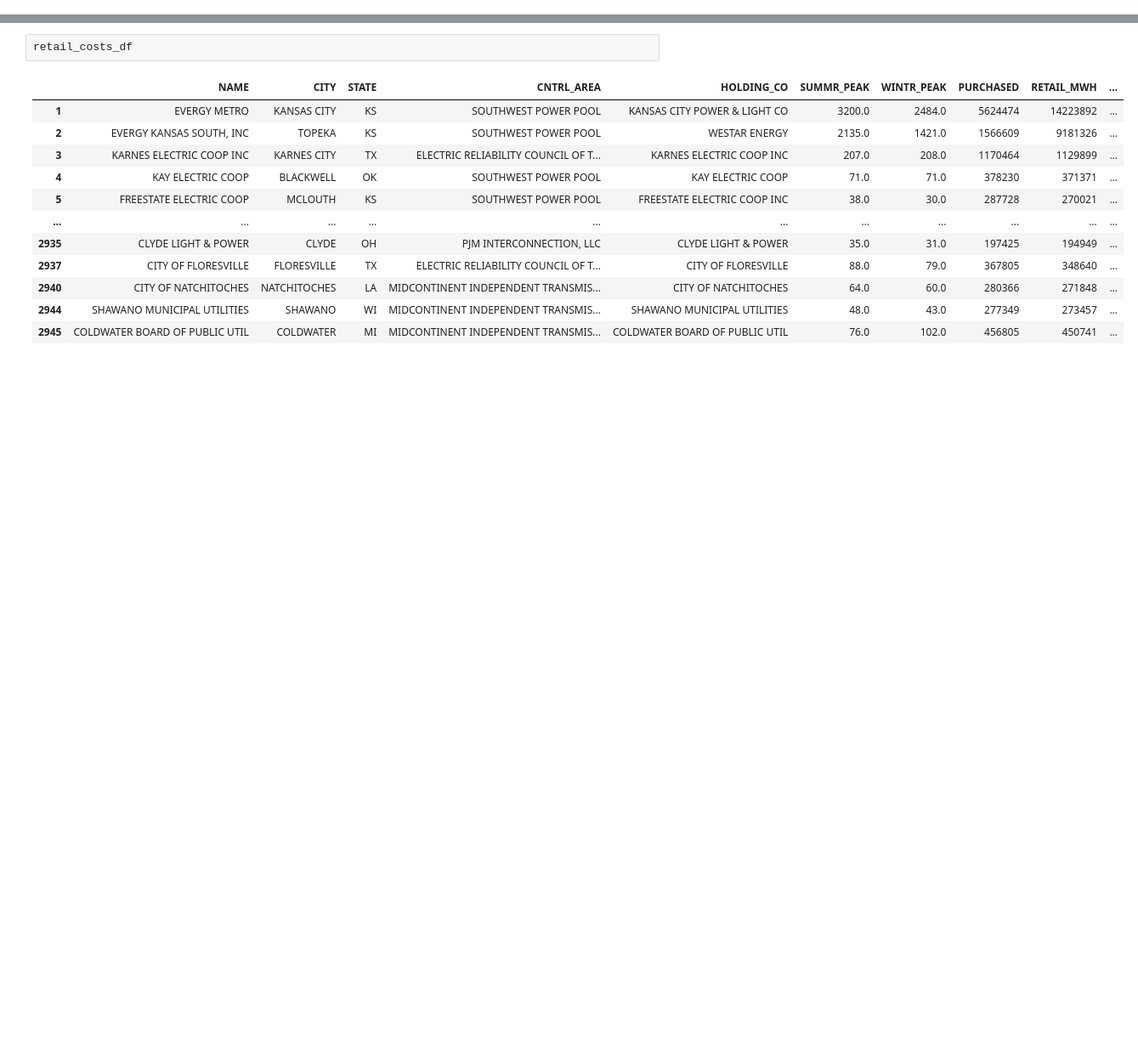
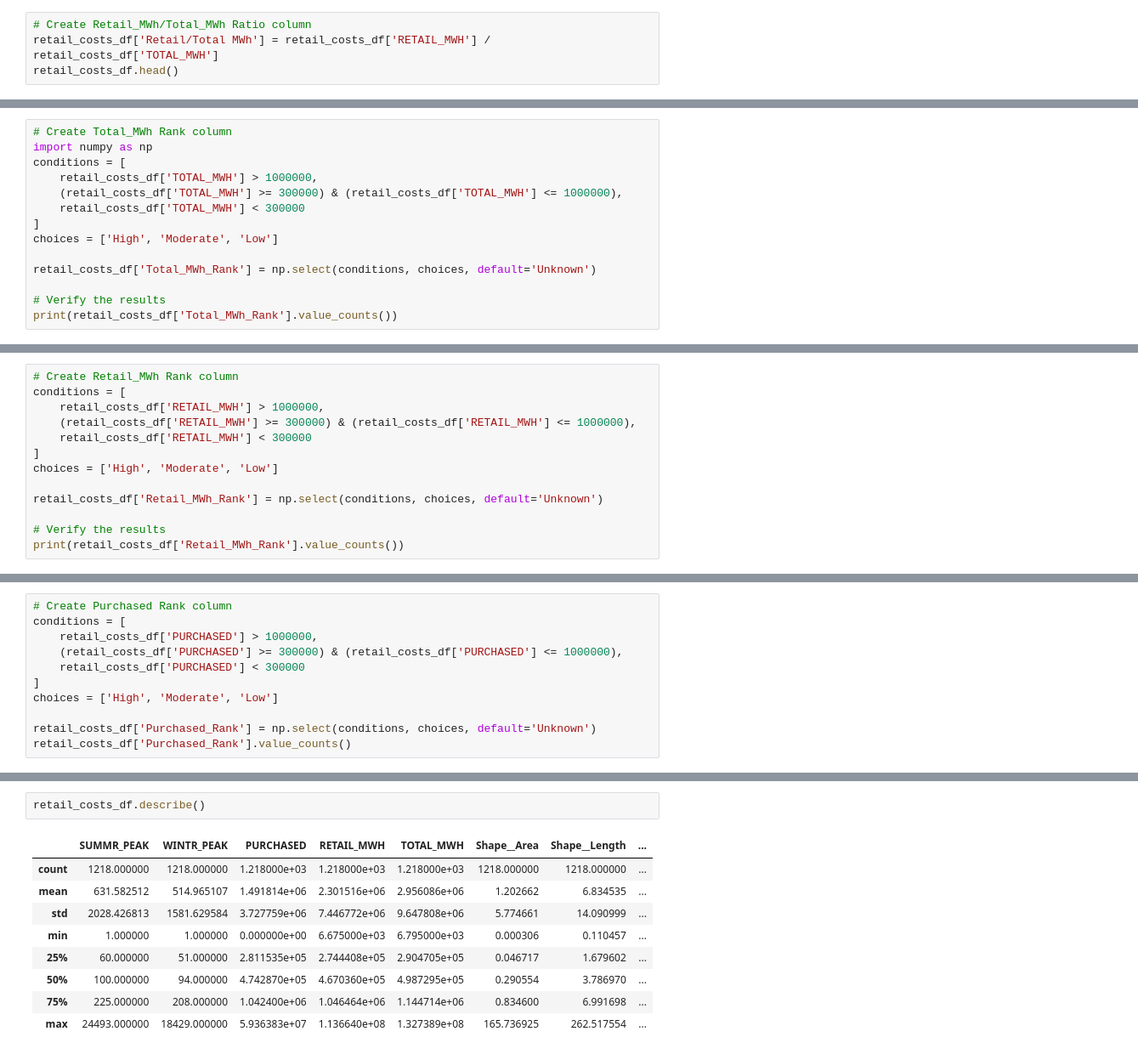
Before and after one commit to sabrinasayed99/Data_Center_Sites, a Jupyter notebook: Cleaning_2.ipynb, the cells around one changed output, grey strips where cells are left out. Shown at 85% size. Saved outputs shown, nothing was run; the diff lists cells and outputs as text; blank space fills up the shorter version.

```diff
--- a/Cleaning_2.ipynb
+++ b/Cleaning_2.ipynb
@@ -412,0 +523,4 @@ memory usage: 125.8+ KB
+# %%
+# Create Retail_MWh/Total_MWh Ratio column
+retail_costs_df['Retail/Total MWh'] = retail_costs_df['RETAIL_MWH'] / retail_costs_df['TOTAL_MWH']
+retail_costs_df.head()
@@ -412,0 +534,14 @@ memory usage: 125.8+ KB
+# %%
+# Create Total_MWh Rank column
+import numpy as np
+conditions = [
+    retail_costs_df['TOTAL_MWH'] > 1000000,
+    (retail_costs_df['TOTAL_MWH'] >= 300000) & (retail_costs_df['TOTAL_MWH'] <= 1000000),
+    retail_costs_df['TOTAL_MWH'] < 300000
+]
+choices = ['High', 'Moderate', 'Low']
+
+retail_costs_df['Total_MWh_Rank'] = np.select(conditions, choices, default='Unknown')
+
+# Verify the results
+print(retail_costs_df['Total_MWh_Rank'].value_counts())
@@ -412,0 +554,13 @@ memory usage: 125.8+ KB
+# %%
+# Create Retail_MWh Rank column
+conditions = [
+    retail_costs_df['RETAIL_MWH'] > 1000000,
+    (retail_costs_df['RETAIL_MWH'] >= 300000) & (retail_costs_df['RETAIL_MWH'] <= 1000000),
+    retail_costs_df['RETAIL_MWH'] < 300000
+]
+choices = ['High', 'Moderate', 'Low']
+
+retail_costs_df['Retail_MWh_Rank'] = np.select(conditions, choices, default='Unknown')
+
+# Verify the results
+print(retail_costs_df['Retail_MWh_Rank'].value_counts())
@@ -412,0 +573,11 @@ memory usage: 125.8+ KB
+# %%
+# Create Purchased Rank column
+conditions = [
+    retail_costs_df['PURCHASED'] > 1000000,
+    (retail_costs_df['PURCHASED'] >= 300000) & (retail_costs_df['PURCHASED'] <= 1000000),
+    retail_costs_df['PURCHASED'] < 300000
+]
+choices = ['High', 'Moderate', 'Low']
+
+retail_costs_df['Purchased_Rank'] = np.select(conditions, choices, default='Unknown')
+retail_costs_df['Purchased_Rank'].value_counts()
@@ -413,15 +604,12 @@ memory usage: 125.8+ KB
 # %%
-retail_costs_df
+retail_costs_df.describe()
 # %% [output]
-|  | NAME | CITY | STATE | CNTRL_AREA | HOLDING_CO | SUMMR_PEAK | WINTR_PEAK | PURCHASED | RETAIL_MWH | ... |
-| 1 | EVERGY METRO | KANSAS CITY | KS | SOUTHWEST POWER POOL | KANSAS CITY POWER & LIGHT CO | 3200.0 | 2484.0 | 5624474 | 14223892 | ... |
-| 2 | EVERGY KANSAS SOUTH, INC | TOPEKA | KS | SOUTHWEST POWER POOL | WESTAR ENERGY | 2135.0 | 1421.0 | 1566609 | 9181326 | ... |
-| 3 | KARNES ELECTRIC COOP INC | KARNES CITY | TX | ELECTRIC RELIABILITY COUNCIL OF T... | KARNES ELECTRIC COOP INC | 207.0 | 208.0 | 1170464 | 1129899 | ... |
-| 4 | KAY ELECTRIC COOP | BLACKWELL | OK | SOUTHWEST POWER POOL | KAY ELECTRIC COOP | 71.0 | 71.0 | 378230 | 371371 | ... |
-| 5 | FREESTATE ELECTRIC COOP | MCLOUTH | KS | SOUTHWEST POWER POOL | FREESTATE ELECTRIC COOP INC | 38.0 | 30.0 | 287728 | 270021 | ... |
-| ... | ... | ... | ... | ... | ... | ... | ... | ... | ... | ... |
-| 2935 | CLYDE LIGHT & POWER | CLYDE | OH | PJM INTERCONNECTION, LLC | CLYDE LIGHT & POWER | 35.0 | 31.0 | 197425 | 194949 | ... |
-| 2937 | CITY OF FLORESVILLE | FLORESVILLE | TX | ELECTRIC RELIABILITY COUNCIL OF T... | CITY OF FLORESVILLE | 88.0 | 79.0 | 367805 | 348640 | ... |
-| 2940 | CITY OF NATCHITOCHES | NATCHITOCHES | LA | MIDCONTINENT INDEPENDENT TRANSMIS... | CITY OF NATCHITOCHES | 64.0 | 60.0 | 280366 | 271848 | ... |
-| 2944 | SHAWANO MUNICIPAL UTILITIES | SHAWANO | WI | MIDCONTINENT INDEPENDENT TRANSMIS... | SHAWANO MUNICIPAL UTILITIES | 48.0 | 43.0 | 277349 | 273457 | ... |
-| 2945 | COLDWATER BOARD OF PUBLIC UTIL | COLDWATER | MI | MIDCONTINENT INDEPENDENT TRANSMIS... | COLDWATER BOARD OF PUBLIC UTIL | 76.0 | 102.0 | 456805 | 450741 | ... |
+|  | SUMMR_PEAK | WINTR_PEAK | PURCHASED | RETAIL_MWH | TOTAL_MWH | Shape__Area | Shape__Length | ... |
+| count | 1218.000000 | 1218.000000 | 1.218000e+03 | 1.218000e+03 | 1.218000e+03 | 1218.000000 | 1218.000000 | ... |
+| mean | 631.582512 | 514.965107 | 1.491814e+06 | 2.301516e+06 | 2.956086e+06 | 1.202662 | 6.834535 | ... |
+| std | 2028.426813 | 1581.629584 | 3.727759e+06 | 7.446772e+06 | 9.647808e+06 | 5.774661 | 14.090999 | ... |
+| min | 1.000000 | 1.000000 | 0.000000e+00 | 6.675000e+03 | 6.795000e+03 | 0.000306 | 0.110457 | ... |
+| 25% | 60.000000 | 51.000000 | 2.811535e+05 | 2.744408e+05 | 2.904705e+05 | 0.046717 | 1.679602 | ... |
+| 50% | 100.000000 | 94.000000 | 4.742870e+05 | 4.670360e+05 | 4.987295e+05 | 0.290554 | 3.786970 | ... |
+| 75% | 225.000000 | 208.000000 | 1.042400e+06 | 1.046464e+06 | 1.144714e+06 | 0.834600 | 6.991698 | ... |
+| max | 24493.000000 | 18429.000000 | 5.936383e+07 | 1.136640e+08 | 1.327389e+08 | 165.736925 | 262.517554 | ... |
```
Also changed, not shown: parts of 43 cells of this notebook, 4 other files.
